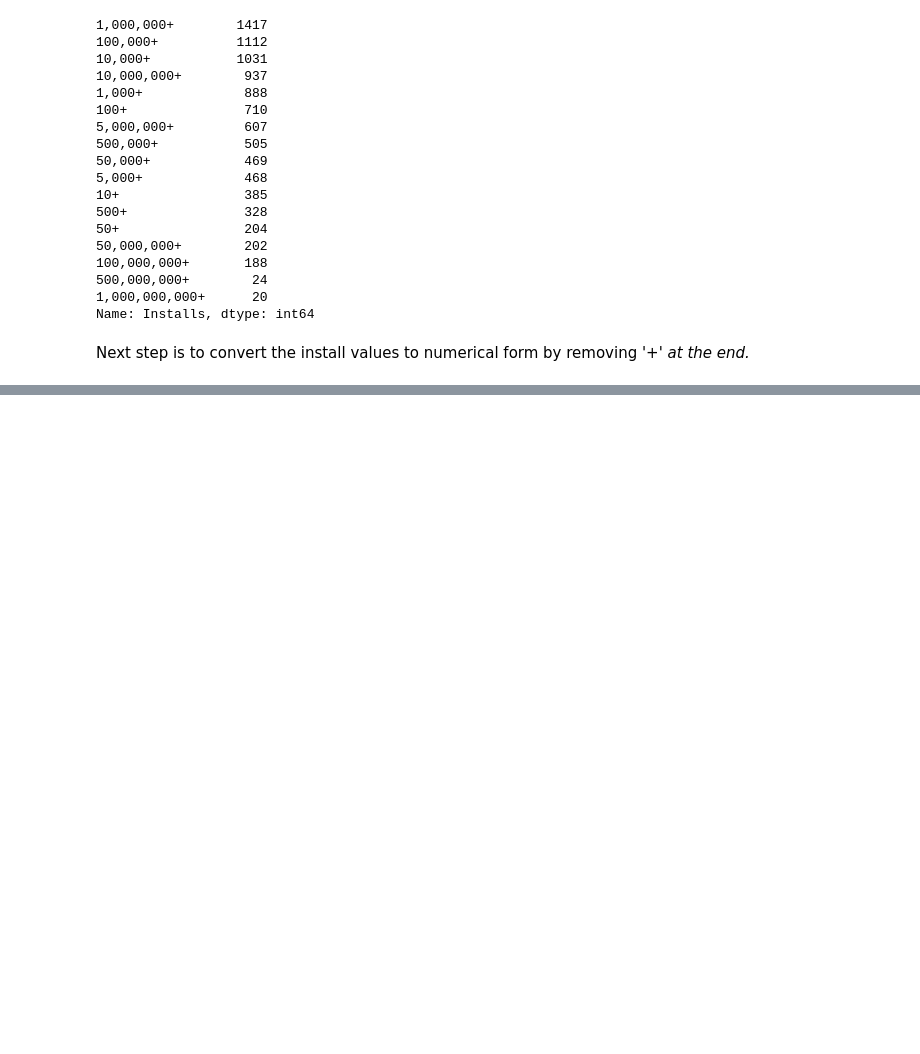
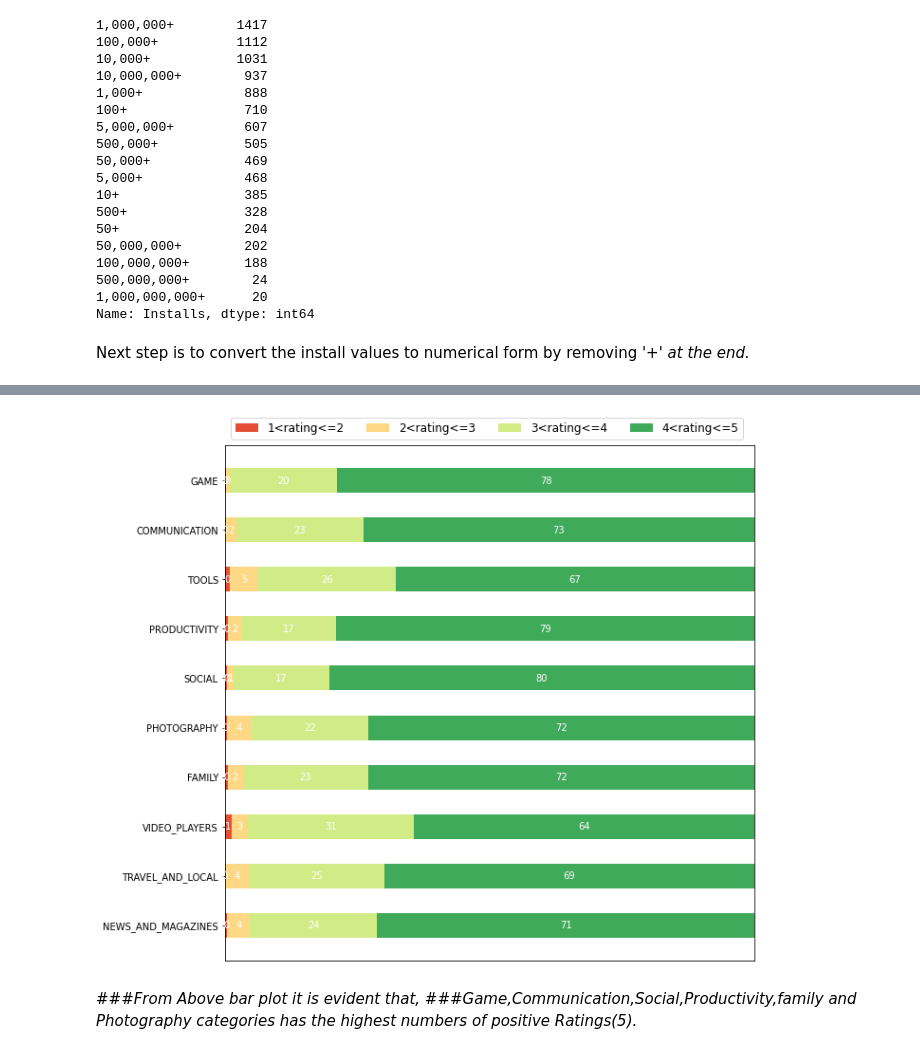
Before and after one commit to iMrugesh9/EDA_Playstore_Data, a Jupyter notebook: Play_Store_App_Review_Analysis(Mrugesh_Patel).ipynb, the cells around one changed output, grey strips where cells are left out. Saved outputs shown, nothing was run; the diff lists cells and outputs as text; code cells hidden in the pictures; blank space fills up the shorter version.

```diff
--- a/Play_Store_App_Review_Analysis(Mrugesh_Patel).ipynb
+++ b/Play_Store_App_Review_Analysis(Mrugesh_Patel).ipynb
@@ -384,0 +450,5 @@ df_installs.head()
+# %%
+ylabels=[]
+for cat in Sorted_Category_installs.index[:10]:
+  ylabels.append(cat)
+ylabels
@@ -384,0 +482,10 @@ df_installs.head()
+# %%
+Category_Rating_dict=dict()
+for col in ylabels:
+  temp1=[]
+  for row in np.arange(4):
+    temp1.append(df[(df['Category']==col) & (df['Rating']<=(row+2)) & (df['Rating']>(row+1))].shape[0])
+    temp2=np.array(temp1)
+  Category_Rating_dict[col]=temp2*100/sum(temp2)
+category_names=['1<rating<=2','2<rating<=3','3<rating<=4','4<rating<=5']
+Category_Rating_dict
@@ -384,0 +503,38 @@ df_installs.head()
+# %%
+def discrete_dist(results, category_names,fig_size,legend_size):
+    labels = list(results.keys())
+    data = np.array(list(results.values()))
+    data_cum = data.cumsum(axis=1)
+    category_colors = plt.get_cmap('RdYlGn')(
+        np.linspace(0.15, 0.85, data.shape[1]))
+
+    fig, ax = plt.subplots(figsize=fig_size)
+    ax.invert_yaxis()
+    ax.xaxis.set_visible(False)
+    ax.set_xlim(0, np.sum(data, axis=1).max())
+
+    for i, (colname, color) in enumerate(zip(category_names, category_colors)):
+        widths = data[:, i]
+        starts = data_cum[:, i] - widths
+        ax.barh(labels, widths, left=starts, height=0.5,
+                label=colname, color=color)
+        xcenters = starts + widths / 2
+
+        r, g, b, _ = color
+        text_color = 'white' if r * g * b < 0.5 else 'darkgrey'
+        for y, (x, c) in enumerate(zip(xcenters, widths)):
+            ax.text(x, y, str(int(c)), ha='center', va='center',
+                    color=text_color)
+    ax.legend(ncol=len(category_names), bbox_to_anchor=(0, 1),
+              loc='lower left', fontsize=legend_size)
+
+    return fig, ax
+
+
+discrete_dist(Category_Rating_dict, category_names,(10, 10),'large')
+plt.show()
+# %% [output]
+[figure, added]
+# %% [markdown]
+###<I>From Above bar plot it is evident that,
+###<i>Game,Communication,Social,Productivity,family and Photography categories has the highest numbers of positive Ratings(5).<I>
```
Also changed, not shown: parts of 16 cells of this notebook.
